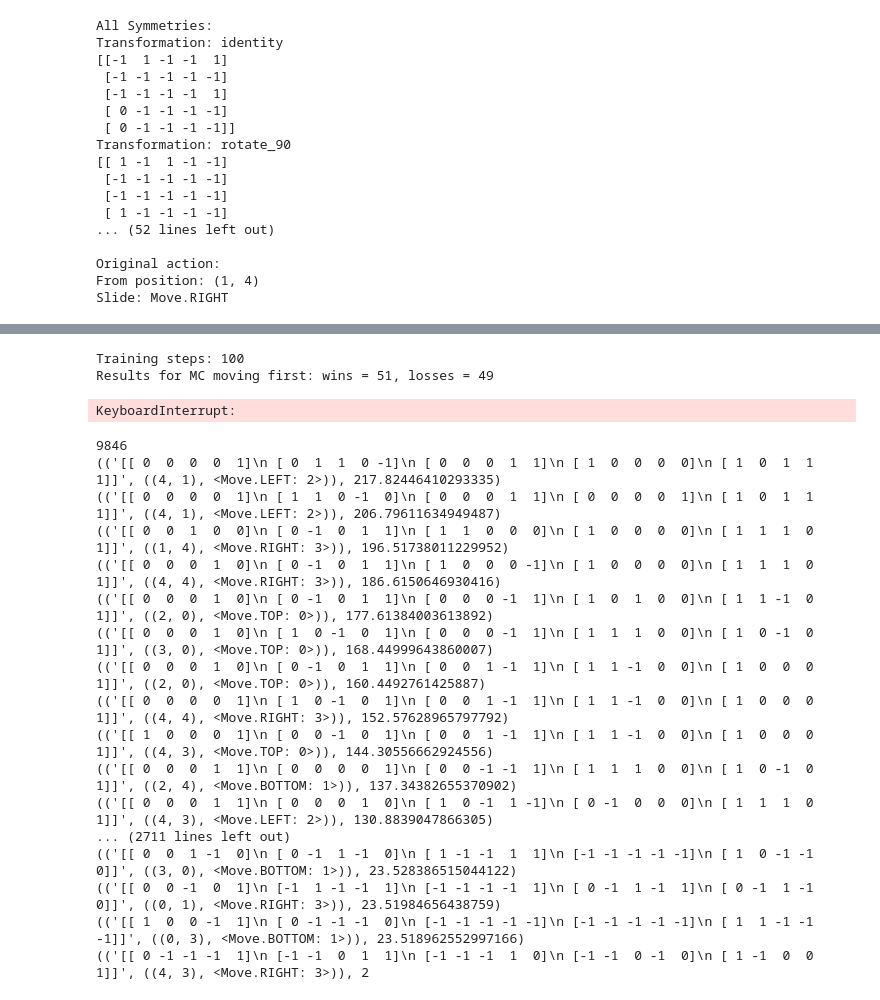
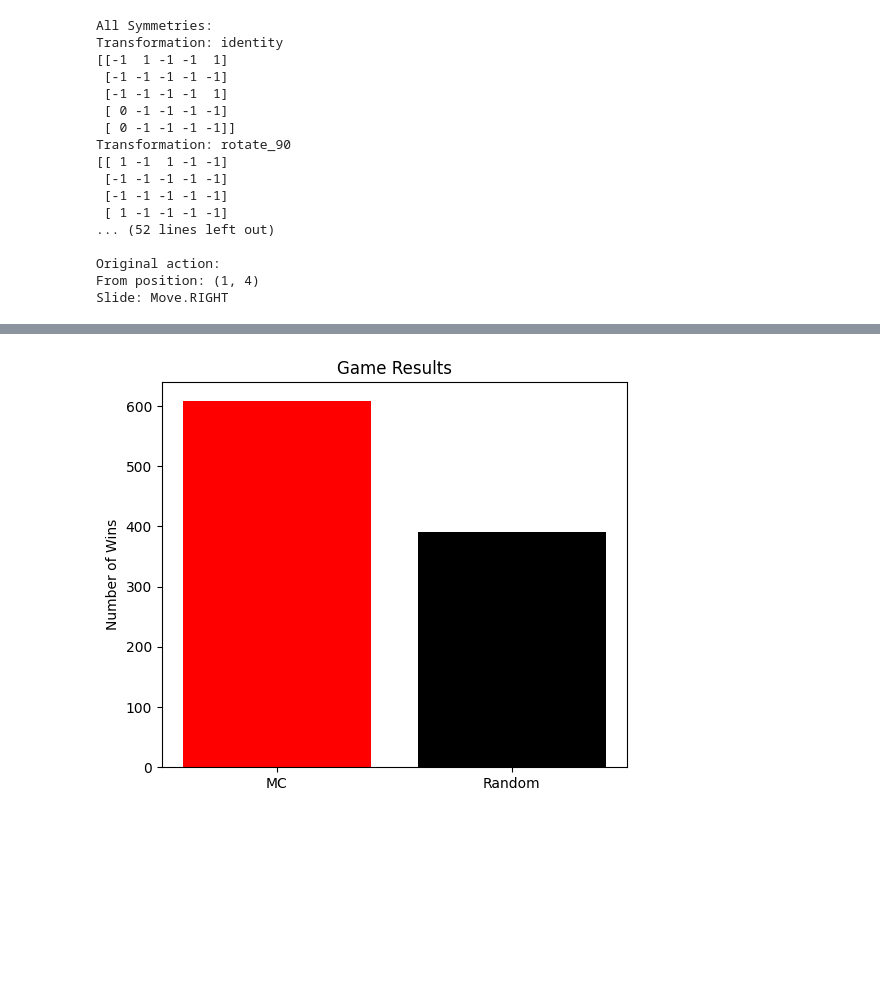
Before and after one commit to beatrice-occhiena/Computational_intelligence, a Jupyter notebook: FinalProject/quixo.ipynb, the cells around one changed output, grey strips where cells are left out. Saved outputs shown, nothing was run; the diff lists cells and outputs as text; code cells hidden in the pictures; blank space fills up the shorter version.

Commit message:
quixo updated

```diff
--- a/FinalProject/quixo.ipynb
+++ b/FinalProject/quixo.ipynb
@@ -243,19 +245,19 @@ Slide: Move.RIGHT
 # PARAMETERS
 epsilon=1         # exploration rate
 e_decay=0.99999   # exploration decay rate
-e_min=0.3         # minimum exploration rate
+e_min=0.5         # minimum exploration rate
 alpha=0.2         # learning rate
-gamma=0.95        # discount factor
+gamma=0.9         # discount factor
+
+# GUIDED EXTENSION
+guided_extension=False
+opening_moves=5
 
 g = Quixo()
-mc_player = MonteCarloPlayer()
+mc_player = MonteCarloPlayer(epsilon=epsilon, e_decay=e_decay, e_min=e_min, alpha=alpha, gamma=gamma, guided_extension=guided_extension, opening_moves=opening_moves)
 opponent = RandomPlayer()
 # %%
-g = Quixo()
-mc_player = MonteCarloPlayer()
-opponent = RandomPlayer()
-
-training_steps = [100, 250, 500, 1000, 2500, 5000, 10000, 25000, 50000]
+training_steps = [100, 5000, 10000, 50000, 100000, 500000]
 training_results_move_first = []
 training_results_move_second = []
 
@@ -279,7 +281,4 @@ for steps in tqdm(training_steps):
     print(f"Training steps: {steps}")
     print(f"❌ Results for MC moving first: wins = {training_results_move_first[-1][0]}, losses = {training_results_move_first[-1][1]}")
     print(f"🔘 Results for MC moving second: wins = {training_results_move_second[-1][1]}, losses = {training_results_move_second[-1][0]}")
+    print(f"Q_table size: {len(mc_player.q_table)}")
-# %% [output]
-Training steps: 100
-Results for MC moving first: wins = 51, losses = 49
-KeyboardInterrupt:
@@ -306,26 +285,6 @@ mc_player._save_q_table("q_table.csv")
-# %%
-# print q-table length
-print(len(mc_player.q_table))
-
-# print the entries of the q-table
-sorted_q_table = sorted(mc_player.q_table.items(), key=lambda x: x[1], reverse=True)
-for i in range(len(sorted_q_table)):
-    print(sorted_q_table[i])
-# %% [output]
-9846
-(('[[ 0  0  0  0  1]\n [ 0  1  1  0 -1]\n [ 0  0  0  1  1]\n [ 1  0  0  0  0]\n [ 1  0  1  1  1]]', ((4, 1), <Move.LEFT: 2>)), 217.82446410293335)
-(('[[ 0  0  0  0  1]\n [ 1  1  0 -1  0]\n [ 0  0  0  1  1]\n [ 0  0  0  0  1]\n [ 1  0  1  1  1]]', ((4, 1), <Move.LEFT: 2>)), 206.79611634949487)
-(('[[ 0  0  1  0  0]\n [ 0 -1  0  1  1]\n [ 1  1  0  0  0]\n [ 1  0  0  0  0]\n [ 1  1  1  0  1]]', ((1, 4), <Move.RIGHT: 3>)), 196.51738011229952)
-(('[[ 0  0  0  1  0]\n [ 0 -1  0  1  1]\n [ 1  0  0  0 -1]\n [ 1  0  0  0  0]\n [ 1  1  1  0  1]]', ((4, 4), <Move.RIGHT: 3>)), 186.6150646930416)
-(('[[ 0  0  0  1  0]\n [ 0 -1  0  1  1]\n [ 0  0  0 -1  1]\n [ 1  0  1  0  0]\n [ 1  1 -1  0  1]]', ((2, 0), <Move.TOP: 0>)), 177.61384003613892)
-(('[[ 0  0  0  1  0]\n [ 1  0 -1  0  1]\n [ 0  0  0 -1  1]\n [ 1  1  1  0  0]\n [ 1  0 -1  0  1]]', ((3, 0), <Move.TOP: 0>)), 168.44999643860007)
-(('[[ 0  0  0  1  0]\n [ 0 -1  0  1  1]\n [ 0  0  1 -1  1]\n [ 1  1 -1  0  0]\n [ 1  0  0  0  1]]', ((2, 0), <Move.TOP: 0>)), 160.4492761425887)
-(('[[ 0  0  0  0  1]\n [ 1  0 -1  0  1]\n [ 0  0  1 -1  1]\n [ 1  1 -1  0  0]\n [ 1  0  0  0  1]]', ((4, 4), <Move.RIGHT: 3>)), 152.57628965797792)
-(('[[ 1  0  0  0  1]\n [ 0  0 -1  0  1]\n [ 0  0  1 -1  1]\n [ 1  1 -1  0  0]\n [ 1  0  0  0  1]]', ((4, 3), <Move.TOP: 0>)), 144.30556662924556)
-(('[[ 0  0  0  1  1]\n [ 0  0  0  0  1]\n [ 0  0 -1 -1  1]\n [ 1  1  1  0  0]\n [ 1  0 -1  0  1]]', ((2, 4), <Move.BOTTOM: 1>)), 137.34382655370902)
-(('[[ 0  0  0  1  1]\n [ 0  0  0  1  0]\n [ 1  0 -1  1 -1]\n [ 0 -1  0  0  0]\n [ 1  1  1  0  1]]', ((4, 3), <Move.LEFT: 2>)), 130.8839047866305)
-... (2711 lines left out)
-(('[[ 0  0  1 -1  0]\n [ 0 -1  1 -1  0]\n [ 1 -1 -1  1  1]\n [-1 -1 -1 -1 -1]\n [ 1  0 -1 -1  0]]', ((3, 0), <Move.BOTTOM: 1>)), 23.528386515044122)
-(('[[ 0  0 -1  0  1]\n [-1  1 -1 -1  1]\n [-1 -1 -1 -1  1]\n [ 0 -1  1 -1  1]\n [ 0 -1  1 -1  0]]', ((0, 1), <Move.RIGHT: 3>)), 23.51984656438759)
-(('[[ 1  0  0 -1  1]\n [ 0 -1 -1 -1  0]\n [-1 -1 -1 -1 -1]\n [-1 -1 -1 -1 -1]\n [ 1  1 -1 -1 -1]]', ((0, 3), <Move.BOTTOM: 1>)), 23.518962552997166)
-(('[[ 0 -1 -1 -1  1]\n [-1 -1  0  1  1]\n [-1 -1 -1  1  0]\n [-1 -1  0 -1  0]\n [ 1 -1  0  0  1]]', ((4, 3), <Move.RIGHT: 3>)), 2
+# %%
+mc_player.guided_extension = False
+results = collect_results(mc_player, opponent, n_games=1000)
+plot_results(results, 'MC', 'Random')
+# %% [output]
+[figure, added]
```
Also changed, not shown: parts of 12 cells of this notebook.
